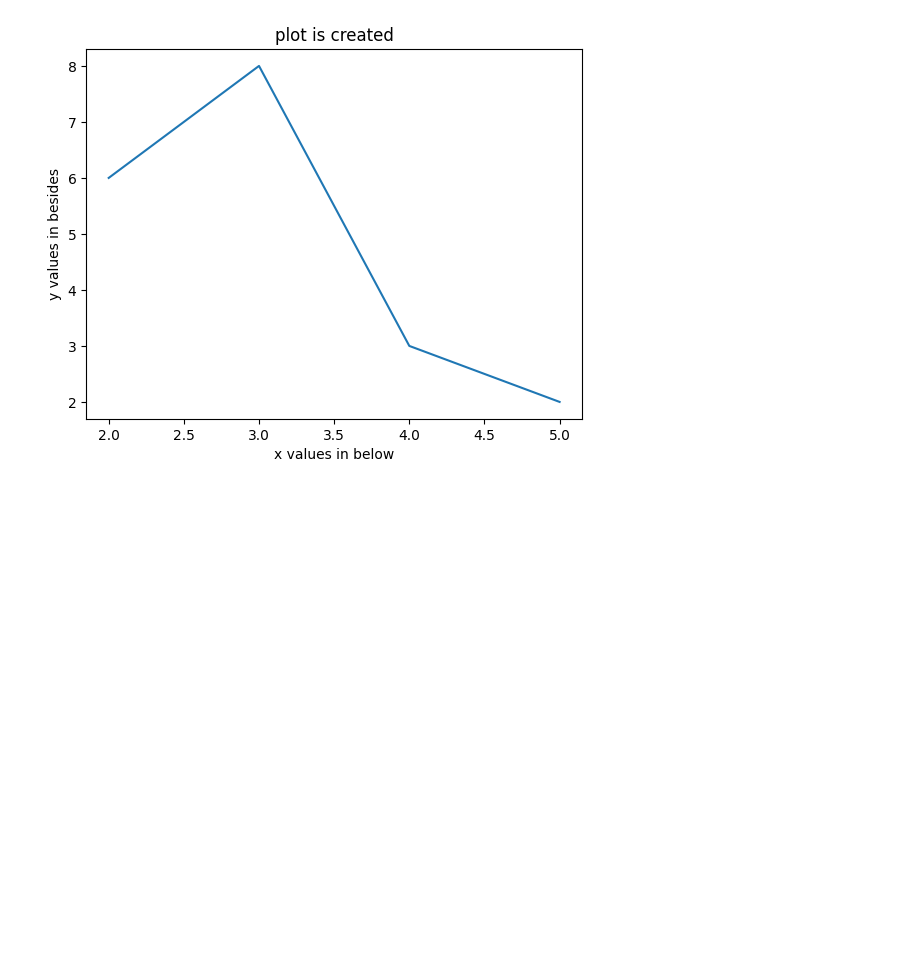
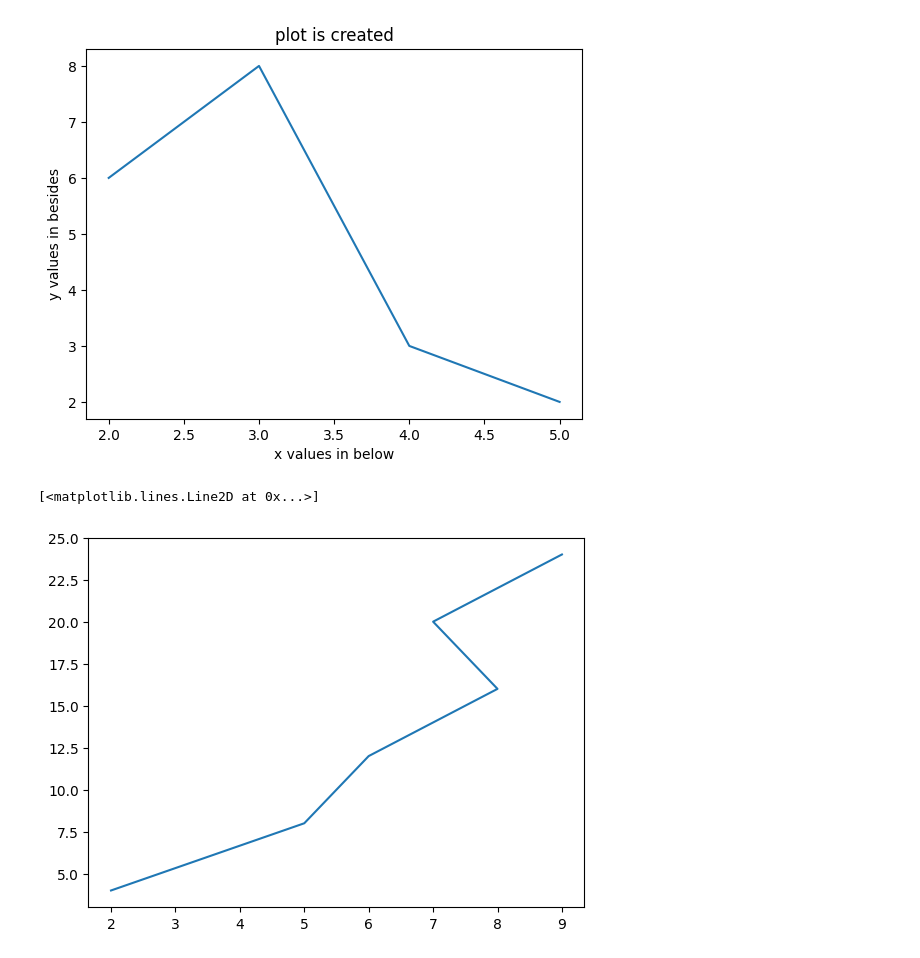
Before and after one commit to dmamun/Machine_learning_basic, a Jupyter notebook: Machine_learning_basic.ipynb, the cells around one changed output. Saved outputs shown, nothing was run; the diff lists cells and outputs as text; code cells hidden in the pictures; blank space fills up the shorter version.

```diff
--- a/Machine_learning_basic.ipynb
+++ b/Machine_learning_basic.ipynb
@@ -1474,3 +1474,10 @@ plt.ylabel("y values in besides")
 plt.show()
 # %% [output]
 [figure]
+# %%
+x=[2,5,6,8,7,9]
+y=[4,8,12,16,20,24]
+plt.plot(x,y)
+# %% [output]
+[<matplotlib.lines.Line2D at 0x...>]
+[figure, added]
```
Also changed, not shown: parts of 3 cells of this notebook.
